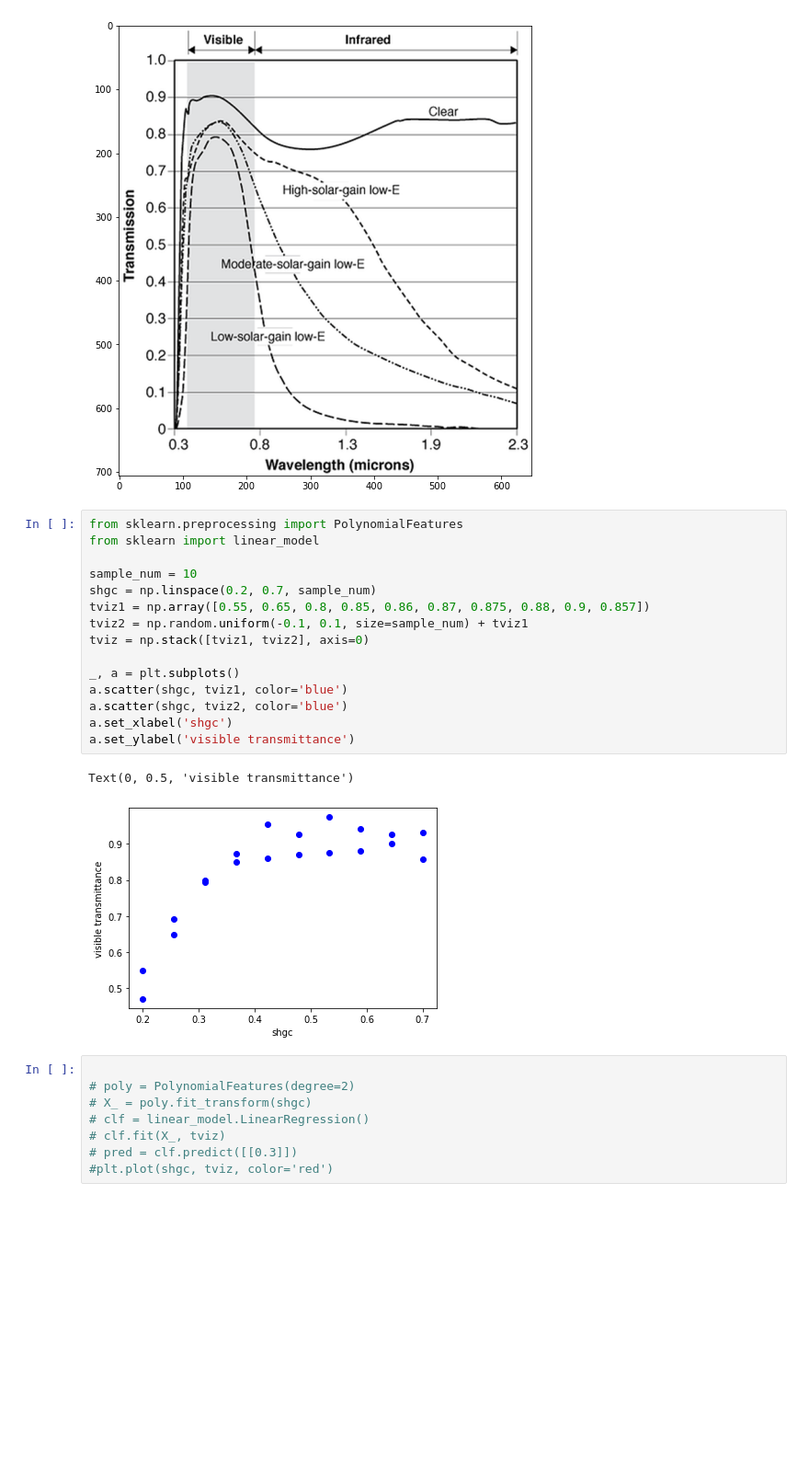
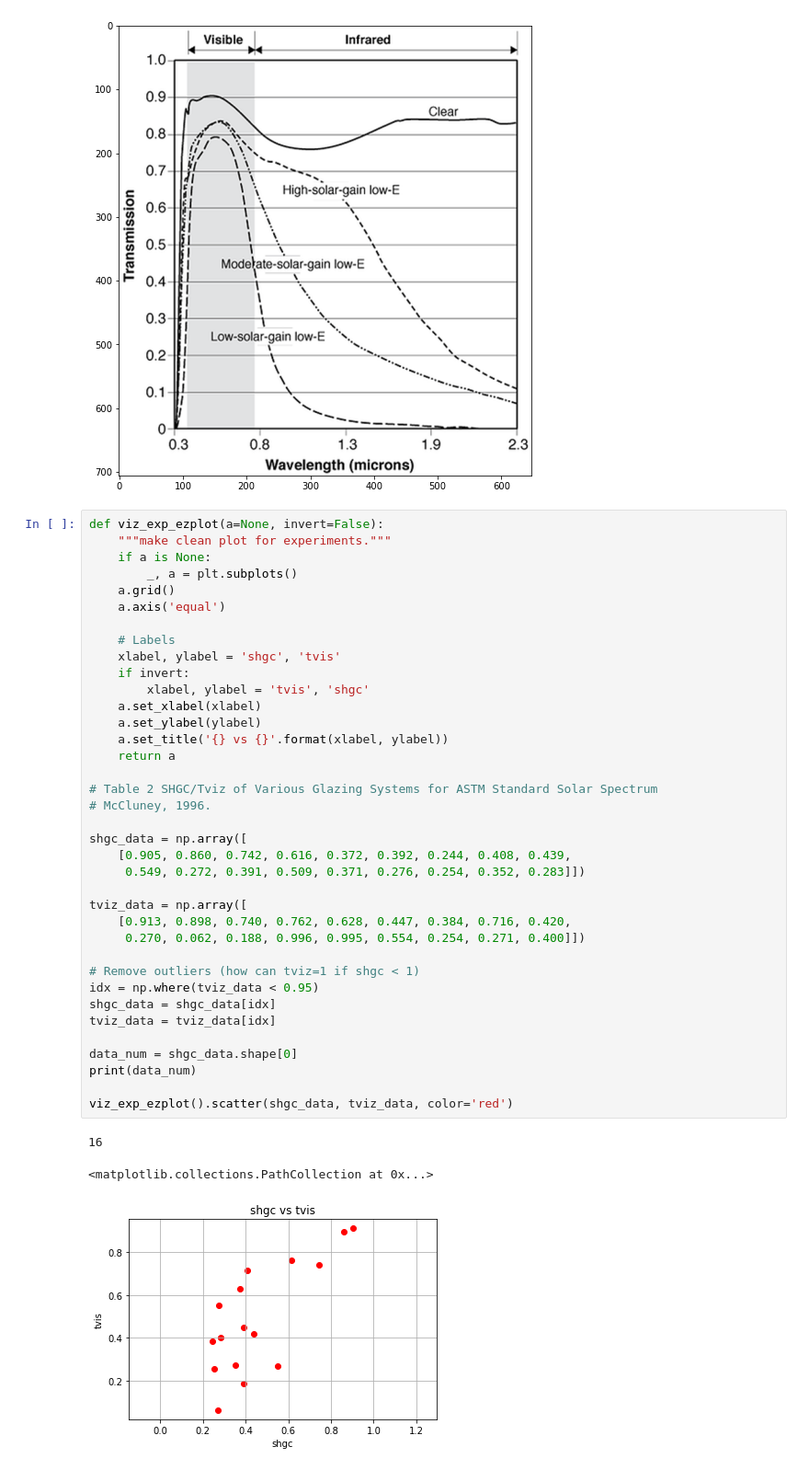
Before and after one commit to saeranv/astrobot, a Jupyter notebook: experiments/shgc_tviz_fx/poly_fx.ipynb, the cells around one changed output. Shown at 92% size. Cells and saved outputs as stored; diff of their text form; blank space fills up the shorter version.

```diff
--- a/experiments/shgc_tviz_fx/poly_fx.ipynb
+++ b/experiments/shgc_tviz_fx/poly_fx.ipynb
@@ -49,29 +49,44 @@ plt.imshow(ref_img, cmap='gray')
 # %% [output]
 <matplotlib.image.AxesImage at 0x...>
 [figure]
-# %%
-from sklearn.preprocessing import PolynomialFeatures
-from sklearn import linear_model
-
-sample_num = 10
-shgc = np.linspace(0.2, 0.7, sample_num)
-tviz1 = np.array([0.55, 0.65, 0.8, 0.85, 0.86, 0.87, 0.875, 0.88, 0.9, 0.857])
-tviz2 = np.random.uniform(-0.1, 0.1, size=sample_num) + tviz1
-tviz = np.stack([tviz1, tviz2], axis=0)
-
-_, a = plt.subplots()
-a.scatter(shgc, tviz1, color='blue')
-a.scatter(shgc, tviz2, color='blue')
-a.set_xlabel('shgc')
-a.set_ylabel('visible transmittance')
-# %% [output]
-Text(0, 0.5, 'visible transmittance')
-[figure, removed]
-# %%
-
-# poly = PolynomialFeatures(degree=2)
-# X_ = poly.fit_transform(shgc)
-# clf = linear_model.LinearRegression()
-# clf.fit(X_, tviz)
-# pred = clf.predict([[0.3]])
-#plt.plot(shgc, tviz, color='red')
+# %%
+def viz_exp_ezplot(a=None, invert=False):
+    """make clean plot for experiments."""
+    if a is None:
+        _, a = plt.subplots()
+    a.grid()
+    a.axis('equal')
+
+    # Labels
+    xlabel, ylabel = 'shgc', 'tvis'
+    if invert:
+        xlabel, ylabel = 'tvis', 'shgc'
+    a.set_xlabel(xlabel)
+    a.set_ylabel(ylabel)
+    a.set_title('{} vs {}'.format(xlabel, ylabel))
+    return a
+
+# Table 2 SHGC/Tviz of Various Glazing Systems for ASTM Standard Solar Spectrum
+# McCluney, 1996.
+
+shgc_data = np.array([
+    [0.905, 0.860, 0.742, 0.616, 0.372, 0.392, 0.244, 0.408, 0.439,
+     0.549, 0.272, 0.391, 0.509, 0.371, 0.276, 0.254, 0.352, 0.283]])
+
+tviz_data = np.array([
+    [0.913, 0.898, 0.740, 0.762, 0.628, 0.447, 0.384, 0.716, 0.420,
+     0.270, 0.062, 0.188, 0.996, 0.995, 0.554, 0.254, 0.271, 0.400]])
+
+# Remove outliers (how can tviz=1 if shgc < 1)
+idx = np.where(tviz_data < 0.95)
+shgc_data = shgc_data[idx]
+tviz_data = tviz_data[idx]
+
+data_num = shgc_data.shape[0]
+print(data_num)
+
+viz_exp_ezplot().scatter(shgc_data, tviz_data, color='red')
+# %% [output]
+16
+<matplotlib.collections.PathCollection at 0x...>
+[figure, added]
```
Also changed, not shown: parts of 3 cells of this notebook, 1 other file.
